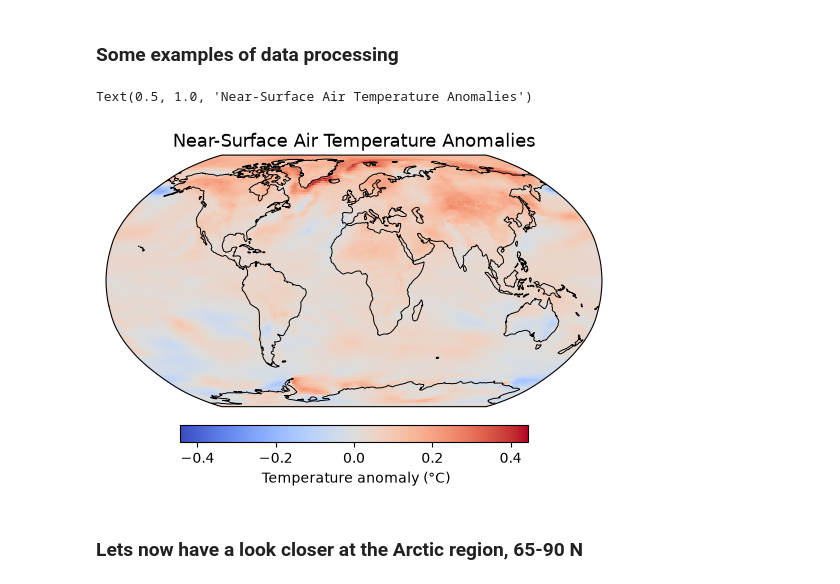
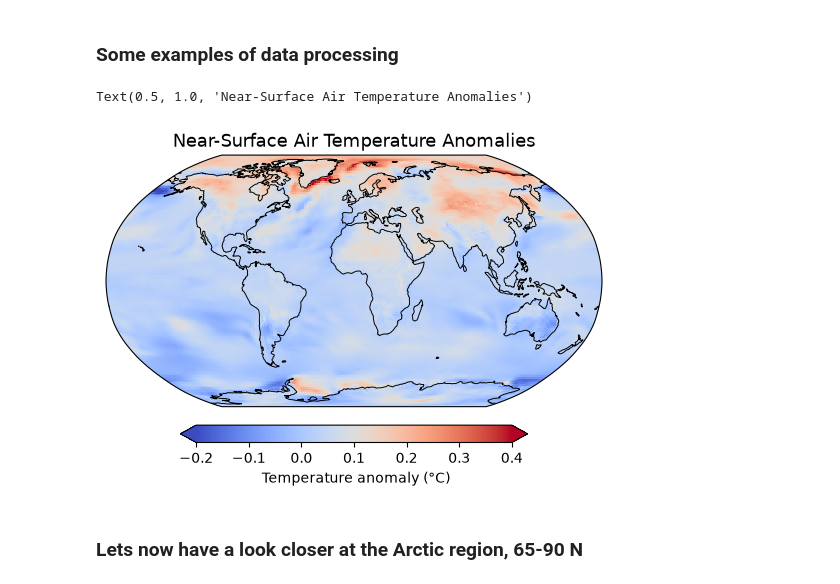
Before and after one commit to egalytska/Fresh_eyes, a Jupyter notebook: stripes_EG.ipynb, the cells around one changed output. Cells and saved outputs as stored; diff of their text form; code cells hidden in the pictures.

```diff
--- a/stripes_EG.ipynb
+++ b/stripes_EG.ipynb
@@ -36,27 +36,27 @@ tas_anom = tas_anom.sel(time=slice('1979-01-01', '2014-12-31'))
 # %%
 # Map
 fig, axis = plt.subplots(1, 1, subplot_kw=dict(projection=ccrs.Robinson()))
 
 tas_anom.mean("time").plot(
     ax=axis,
     transform=ccrs.PlateCarree(),
     cmap="coolwarm",
-    # vmin=-5,
-    # vmax=5,
+    vmin=-0.2,
+    vmax=0.4,
     cbar_kwargs={
         "orientation": "horizontal",
         "shrink": 0.7,
         "pad": 0.05,
         "label": " Temperature anomaly (°C)"
     }
 )
 
 axis.coastlines(linewidth=0.7)
 axis.set_global()
 axis.set_title("Near-Surface Air Temperature Anomalies", fontsize=13)
 # %% [output]
 Text(0.5, 1.0, 'Near-Surface Air Temperature Anomalies')
-[figure, old version]
+[figure, new version]
 # %% [markdown]
 ### Lets now have a look closer at the Arctic region, 65-90 N
 # %%
```
